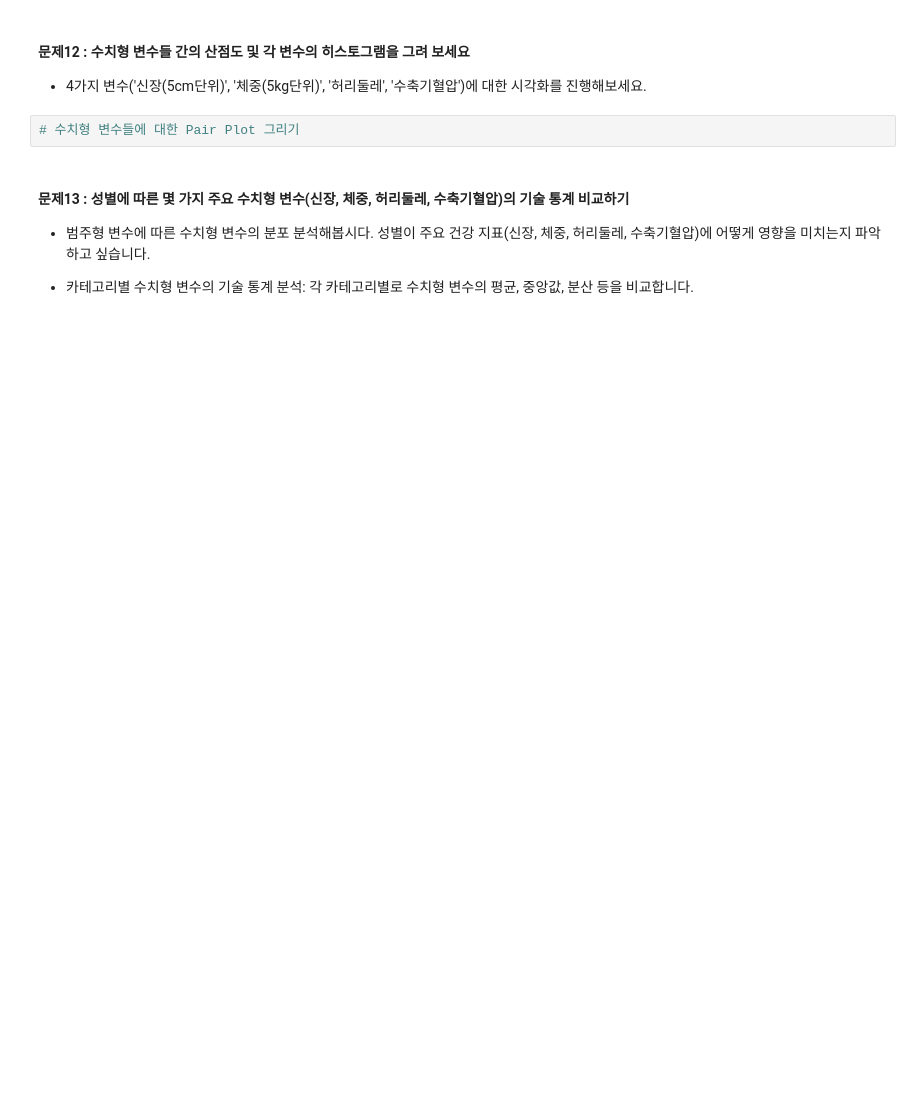
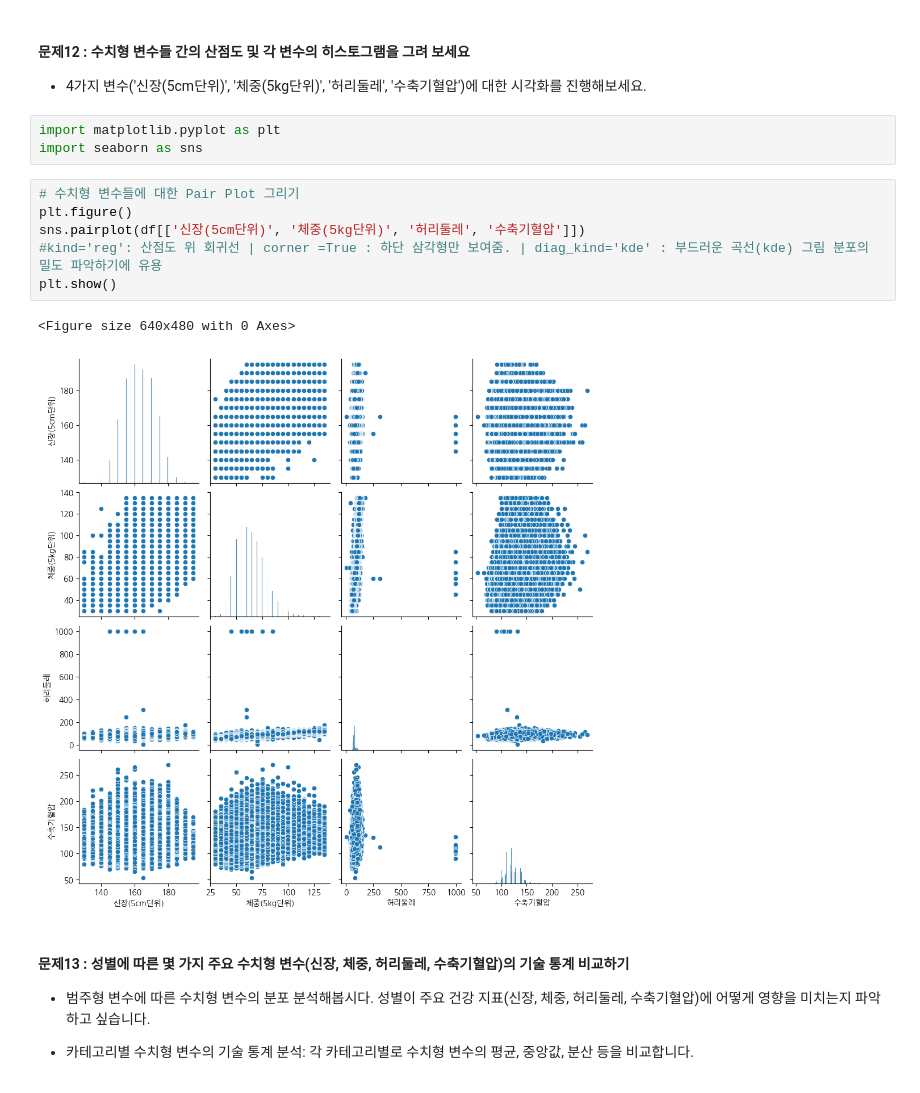
Before and after one commit to sbyeon163/codeit-bootcamp-DA13, a Jupyter notebook: 02_SprintMission/[Sprint]mission05(ver1.1).ipynb, the cells around one changed output. Drawn from its saved outputs; the diff is of its cells as text; blank space fills up the shorter version.

```diff
--- a/02_SprintMission/[Sprint]mission05(ver1.1).ipynb
+++ b/02_SprintMission/[Sprint]mission05(ver1.1).ipynb
@@ -194,8 +406,18 @@ age_group_mapping = {
 #### 문제12 : 수치형 변수들 간의 산점도 및 각 변수의 히스토그램을 그려 보세요
 
 - 4가지 변수('신장(5cm단위)', '체중(5kg단위)', '허리둘레', '수축기혈압')에 대한 시각화를 진행해보세요.
-# %%
-# 수치형 변수들에 대한 Pair Plot 그리기
+# %%
+import matplotlib.pyplot as plt
+import seaborn as sns
+# %%
+# 수치형 변수들에 대한 Pair Plot 그리기
+plt.figure()
+sns.pairplot(df[['신장(5cm단위)', '체중(5kg단위)', '허리둘레', '수축기혈압']])
+#kind='reg': 산점도 위 회귀선 | corner =True : 하단 삼각형만 보여줌. | diag_kind='kde' : 부드러운 곡선(kde) 그림 분포의 밀도 파악하기에 유용
+plt.show()
+# %% [output]
+<Figure size 640x480 with 0 Axes>
+[figure, added]
 # %% [markdown]
 #### 문제13 : 성별에 따른 몇 가지 주요 수치형 변수(신장, 체중, 허리둘레, 수축기혈압)의 기술 통계 비교하기
 
```
Also changed, not shown: parts of 38 cells of this notebook, 6 other files.
